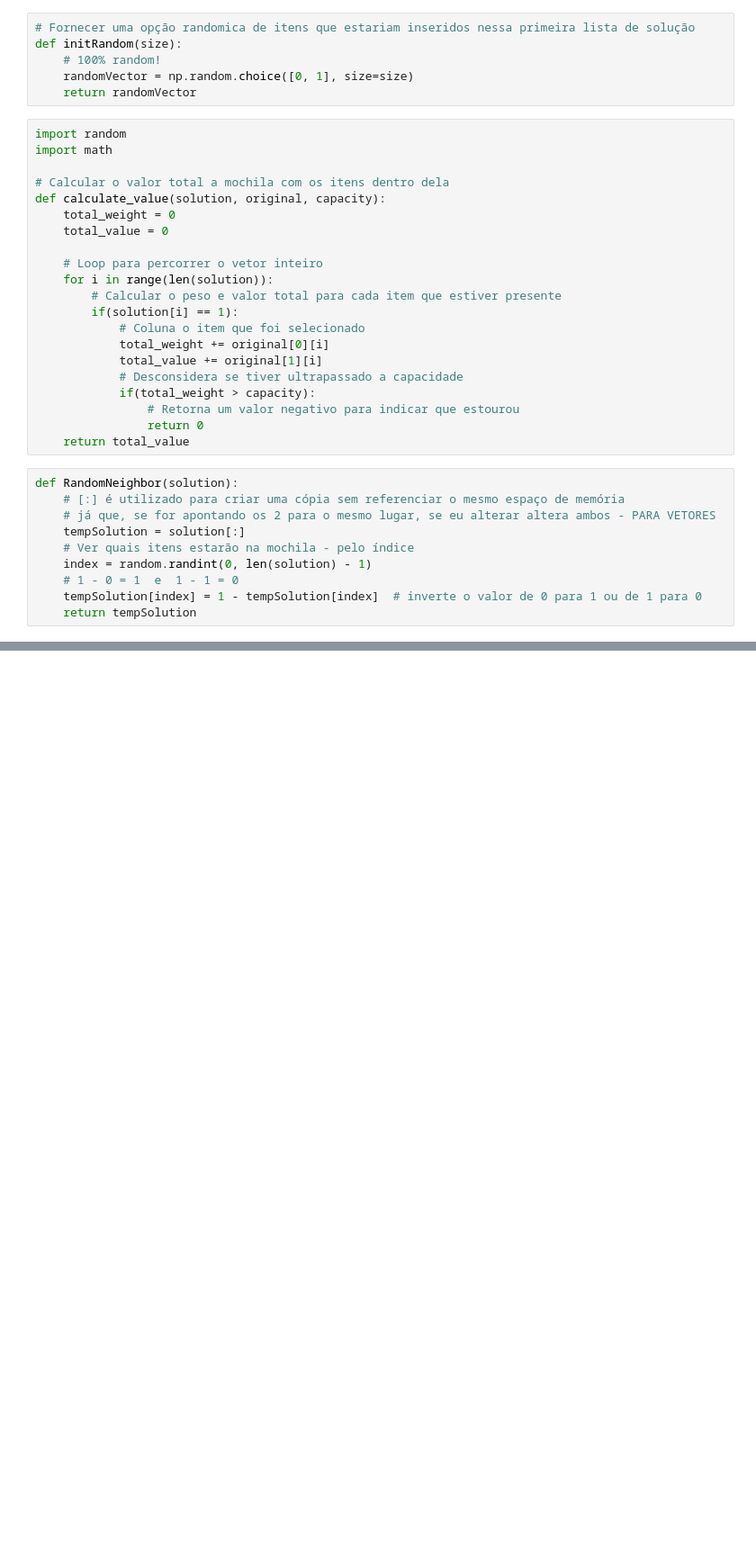
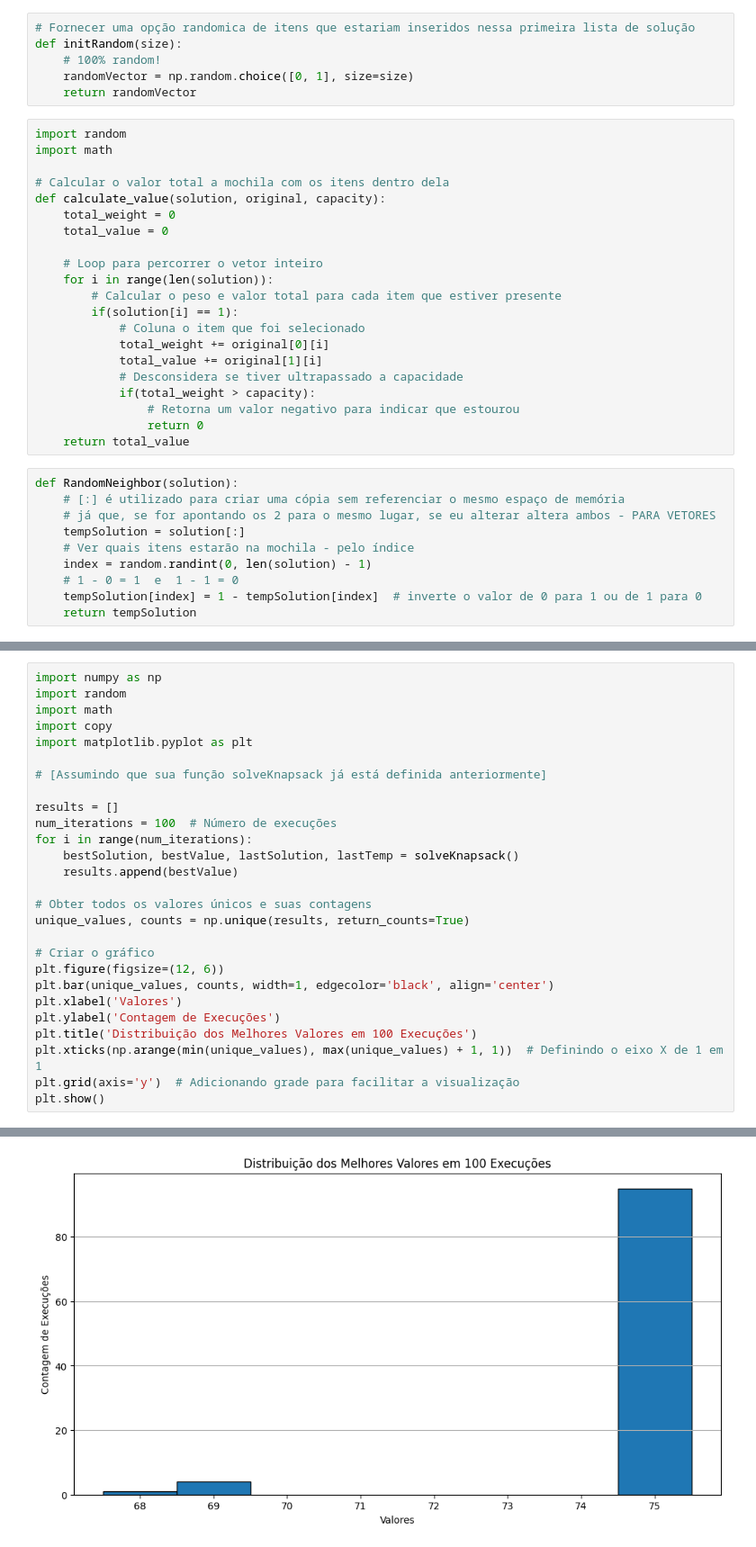
Before and after one commit to Nkamura/SI-Knapsack-problem, a Jupyter notebook: Better Alg.ipynb, the cells around one changed output, grey strips where cells are left out. Shown: that part at 90% size. Drawn from its saved outputs; the diff is of its cells as text; blank space fills up the shorter version.

Commit message:
Problema da Mochila com os gráficos

```diff
--- a/Better Alg.ipynb
+++ b/Better Alg.ipynb
@@ -204 +207,29 @@ total last value: 38
 9.00 Ultima temp
+# %%
+import numpy as np
+import random
+import math
+import copy
+import matplotlib.pyplot as plt
+
+# [Assumindo que sua função solveKnapsack já está definida anteriormente]
+
+results = []
+num_iterations = 100  # Número de execuções
+for i in range(num_iterations):
+    bestSolution, bestValue, lastSolution, lastTemp = solveKnapsack()
+    results.append(bestValue)
+
+# Obter todos os valores únicos e suas contagens
+unique_values, counts = np.unique(results, return_counts=True)
+
+# Criar o gráfico
+plt.figure(figsize=(12, 6))
+plt.bar(unique_values, counts, width=1, edgecolor='black', align='center')
+plt.xlabel('Valores')
+plt.ylabel('Contagem de Execuções')
+plt.title('Distribuição dos Melhores Valores em 100 Execuções')
+plt.xticks(np.arange(min(unique_values), max(unique_values) + 1, 1))  # Definindo o eixo X de 1 em 1
+plt.grid(axis='y')  # Adicionando grade para facilitar a visualização
+plt.show()
+# %% [output]
@@ -204,0 +253 @@ total last value: 38
+[figure, added]
```
Also changed, not shown: parts of 4 cells of this notebook, 1 other file.
